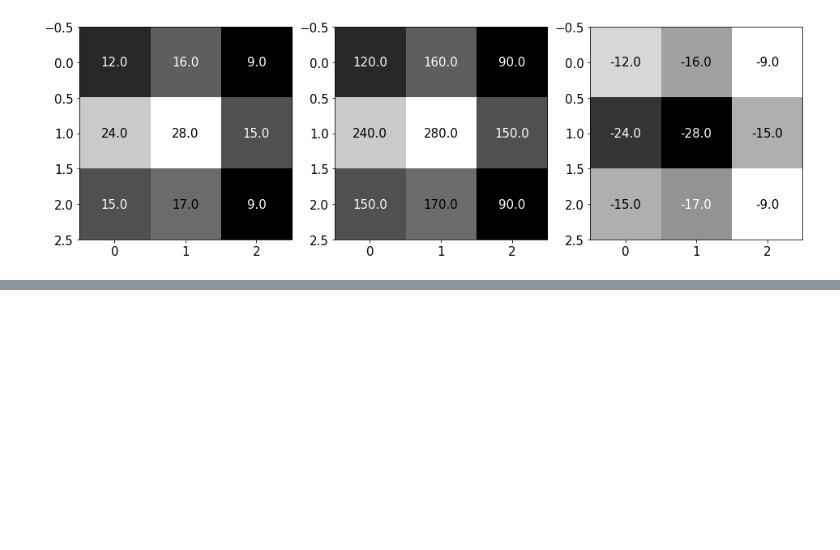
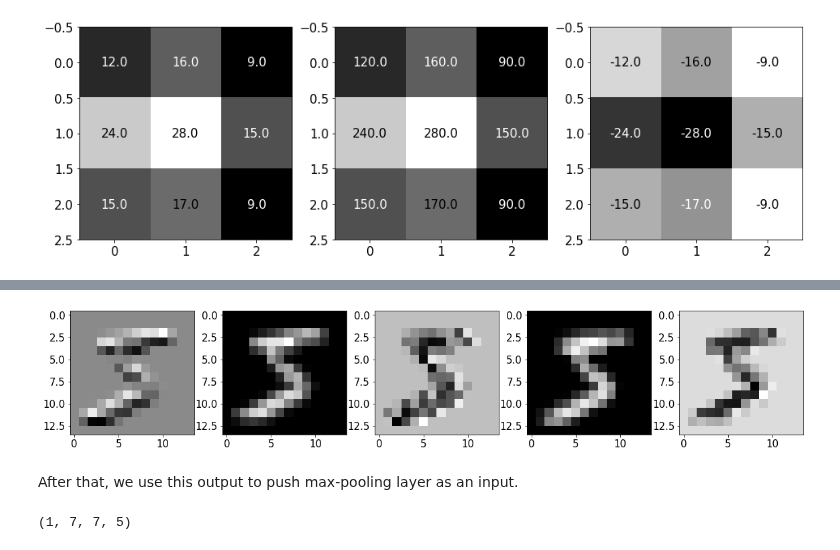
Before and after one commit to goodboychan/goodboychan.github.io, a Jupyter notebook: _notebooks/2020-10-07-01-CNN-Basic.ipynb, the cells around one changed output, grey strips where cells are left out. Drawn from its saved outputs; the diff is of its cells as text; code cells hidden in the pictures; blank space fills up the shorter version.

```diff
--- a/_notebooks/2020-10-07-01-CNN-Basic.ipynb
+++ b/_notebooks/2020-10-07-01-CNN-Basic.ipynb
@@ -223,0 +322,18 @@ WIP
+# %%
+feature_maps = np.swapaxes(output, 0, 3)
+
+fig, ax = plt.subplots(1, 5)
+for i, feature_map in enumerate(feature_maps):
+    ax[i].imshow(feature_map.reshape(14, 14), cmap='gray')
+plt.tight_layout()
+plt.show()
+# %% [output]
+[figure, added]
+# %% [markdown]
+After that, we use this output to push max-pooling layer as an input.
+# %%
+layer_pool = tf.keras.layers.MaxPool2D(pool_size=(2, 2), strides=(2, 2), padding='SAME')
+output2 = layer_pool(output)
+print(output2.shape)
+# %% [output]
+(1, 7, 7, 5)
```
Also changed, not shown: parts of 18 cells of this notebook, 2 other files.
